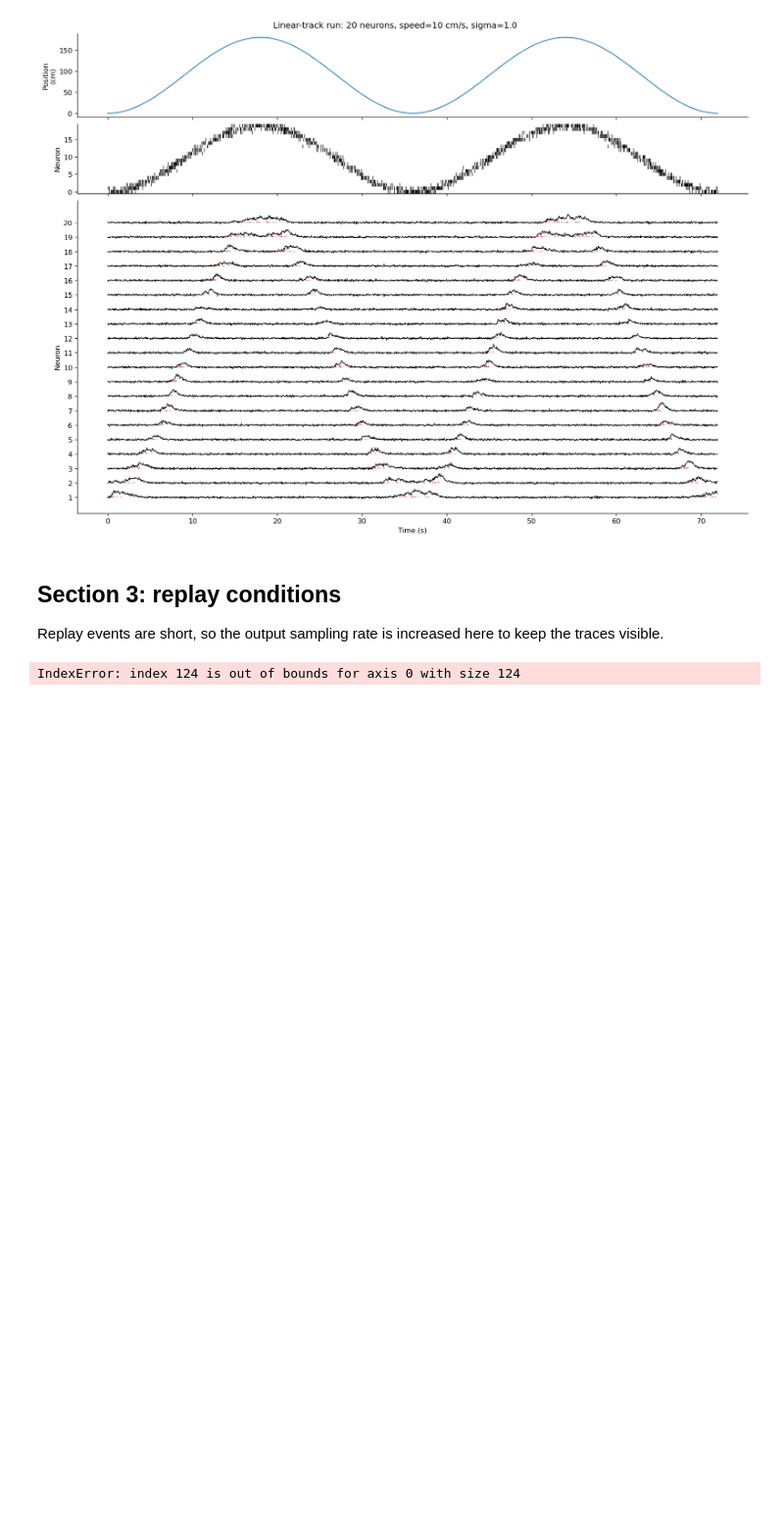
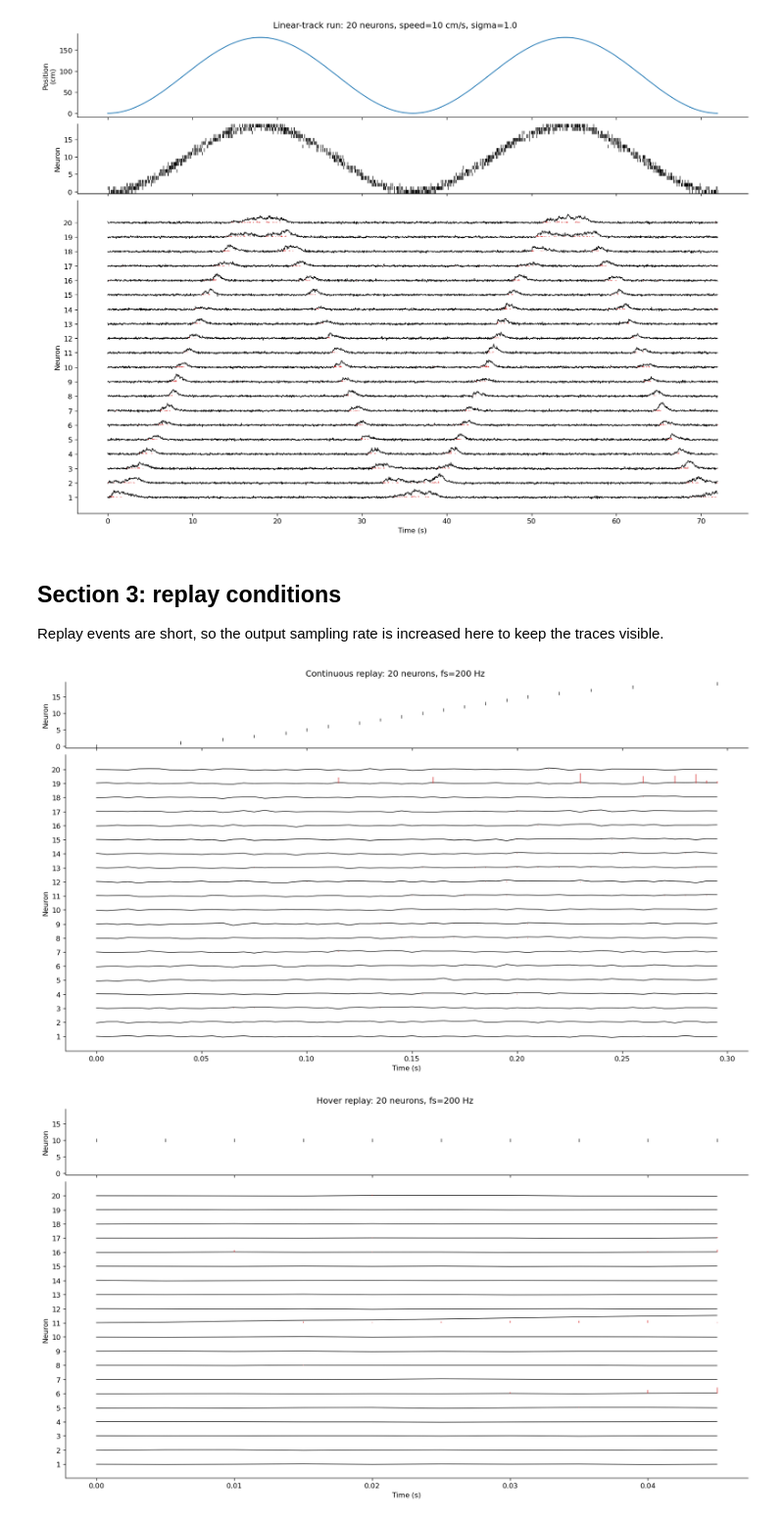
Before and after one commit to EricLiu672/decode_trajectory_calcium_transient, a Jupyter notebook: notebooks/calcium_test/test1_simulate_calcium.ipynb, the cells around one changed output. Shown at 98% size. Drawn from its saved outputs; the diff is of its cells as text; code cells hidden in the pictures; blank space fills up the shorter version.

Commit message:
fix replay bug.

```diff
--- a/notebooks/calcium_test/test1_simulate_calcium.ipynb
+++ b/notebooks/calcium_test/test1_simulate_calcium.ipynb
@@ -39,6 +39,9 @@ def deconvolve_calcium_traces(calcium_traces):
     calcium_traces = np.asarray(calcium_traces, dtype=float)
     if calcium_traces.ndim == 1:
         calcium_traces = calcium_traces[:, np.newaxis]
+
+    T = calcium_traces.shape[0]
+    shift = min(100, max(1, T // 2))
 
     deconvolved = np.zeros_like(calcium_traces)
     for neuron_ind in range(calcium_traces.shape[1]):
@@ -46,6 +49,7 @@ def deconvolve_calcium_traces(calcium_traces):
             calcium_traces[:, neuron_ind],
             g=(None, None),
             penalty=1,
+            shift=shift,
         )
         deconvolved[:, neuron_ind] = np.asarray(spikes)
     return deconvolved
@@ -258,44 +262,45 @@ replay_conditions = [
             running_speed=RUNNING_SPEED,
             track_height=TRACK_HEIGHT,
             place_field_means=PLACE_FIELD_MEANS,
             replay_speedup=60,
             sigma=SIGMA,
             rng=np.random.default_rng(RNG_SEED),
         ),
     ),
     (
         "Hover replay",
         make_hover_replay(
             hover_neuron_ind=HOVER_NEURON_IND,
             place_field_means=PLACE_FIELD_MEANS,
             sampling_frequency=REPLAY_SAMPLING_FREQUENCY,
             sigma=SIGMA,
             rng=np.random.default_rng(RNG_SEED),
         ),
     ),
-    (
-        "Theta sweep",
-        make_theta_sweep(
-            sampling_frequency=REPLAY_SAMPLING_FREQUENCY,
-            running_speed=RUNNING_SPEED,
-            track_height=TRACK_HEIGHT,
-            place_field_means=PLACE_FIELD_MEANS,
-            replay_speedup=145,
-            sigma=SIGMA,
-            n_sweeps=REPLAY_SWEEPS,
-            rng=np.random.default_rng(RNG_SEED),
-        ),
-    ),
+    # (
+    #     "Theta sweep",
+    #     make_theta_sweep(
+    #         sampling_frequency=REPLAY_SAMPLING_FREQUENCY,
+    #         running_speed=RUNNING_SPEED,
+    #         track_height=TRACK_HEIGHT,
+    #         place_field_means=PLACE_FIELD_MEANS,
+    #         replay_speedup=145,
+    #         sigma=SIGMA,
+    #         n_sweeps=REPLAY_SWEEPS,
+    #         rng=np.random.default_rng(RNG_SEED),
+    #     ),
+    # ),
 ]
 
 for title, (replay_time, replay_spikes, replay_calcium) in replay_conditions:
     replay_deconvolved = deconvolve_calcium_traces(replay_calcium)
     plot_population_view(
         replay_time,
         replay_spikes,
         replay_calcium,
         replay_deconvolved,
         title=f"{title}: {N_NEURONS} neurons, fs={REPLAY_SAMPLING_FREQUENCY} Hz",
     );
 # %% [output]
-IndexError: index 124 is out of bounds for axis 0 with size 124
+[figure, added]
+[figure, added]
```
Also changed, not shown: parts of 1 cell of this notebook, 1 other file.
